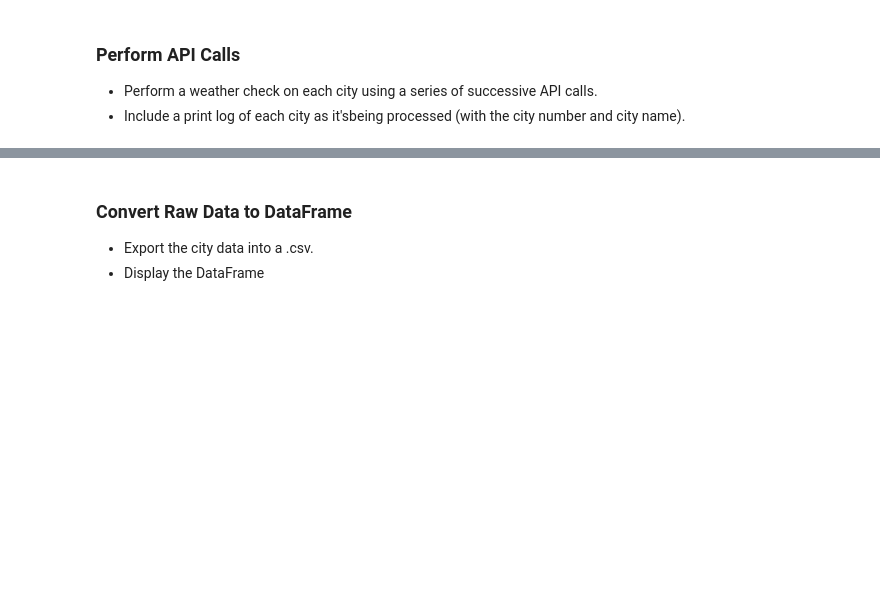
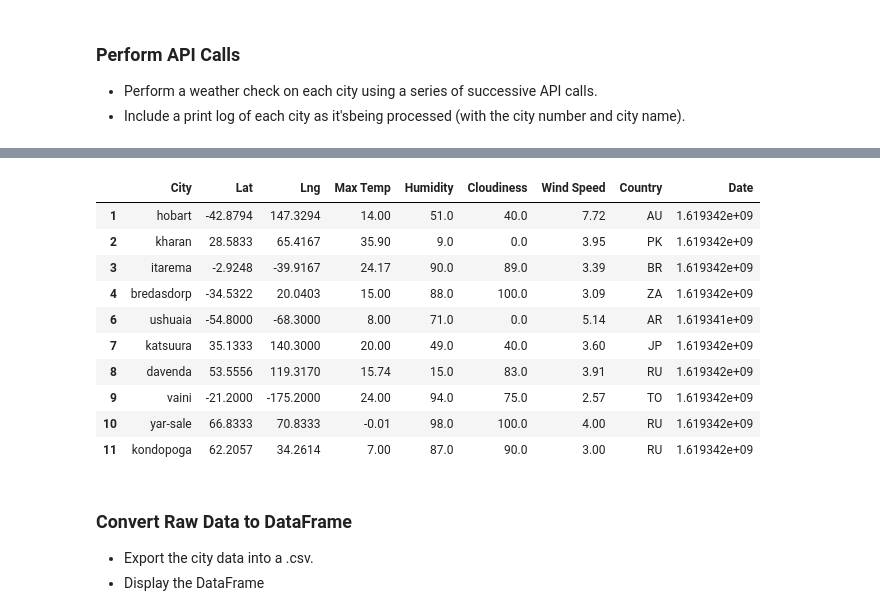
Before and after one commit to sSalvs/python-api-challenge, a Jupyter notebook: WeatherPy/SS_WeatherPy.ipynb, the cells around one changed output, grey strips where cells are left out. Cells and saved outputs as stored; diff of their text form; code cells hidden in the pictures; blank space fills up the shorter version.

```diff
--- a/WeatherPy/SS_WeatherPy.ipynb
+++ b/WeatherPy/SS_WeatherPy.ipynb
@@ -33,8 +33,8 @@ lat_lngs = []
 cities = []
 
 # Create a set of random lat and lng combinations
-lat = np.random.uniform(lat_range[0], lat_range[1], size=50)
-lng = np.random.uniform(lng_range[0], lng_range[1], size=50)
+lat = np.random.uniform(lat_range[0], lat_range[1], size=1400)
+lng = np.random.uniform(lng_range[0], lng_range[1], size=1400)
 lat_lngs = zip(lat, lng)
 
 # Identify nearest city for each lat, lng combination
@@ -142,3 +168,25 @@ cities_df
+# %%
+#Drop empty values
+
+nan_value = float('NaN')
+
+cities_df.replace("", nan_value, inplace=True)
+
+city_list_df = cities_df.dropna(axis=0, how='any', inplace=False)
+
+city_list_df.head(10)
+# %% [output]
+|  | City | Lat | Lng | Max Temp | Humidity | Cloudiness | Wind Speed | Country | Date |
+| 1 | hobart | -42.8794 | 147.3294 | 14.00 | 51.0 | 40.0 | 7.72 | AU | 1.619342e+09 |
+| 2 | kharan | 28.5833 | 65.4167 | 35.90 | 9.0 | 0.0 | 3.95 | PK | 1.619342e+09 |
+| 3 | itarema | -2.9248 | -39.9167 | 24.17 | 90.0 | 89.0 | 3.39 | BR | 1.619342e+09 |
+| 4 | bredasdorp | -34.5322 | 20.0403 | 15.00 | 88.0 | 100.0 | 3.09 | ZA | 1.619342e+09 |
+| 6 | ushuaia | -54.8000 | -68.3000 | 8.00 | 71.0 | 0.0 | 5.14 | AR | 1.619341e+09 |
+| 7 | katsuura | 35.1333 | 140.3000 | 20.00 | 49.0 | 40.0 | 3.60 | JP | 1.619342e+09 |
+| 8 | davenda | 53.5556 | 119.3170 | 15.74 | 15.0 | 83.0 | 3.91 | RU | 1.619342e+09 |
+| 9 | vaini | -21.2000 | -175.2000 | 24.00 | 94.0 | 75.0 | 2.57 | TO | 1.619342e+09 |
+| 10 | yar-sale | 66.8333 | 70.8333 | -0.01 | 98.0 | 100.0 | 4.00 | RU | 1.619342e+09 |
+| 11 | kondopoga | 62.2057 | 34.2614 | 7.00 | 87.0 | 90.0 | 3.00 | RU | 1.619342e+09 |
 # %% [markdown]
 ### Convert Raw Data to DataFrame
 * Export the city data into a .csv.
```
Also changed, not shown: parts of 8 cells of this notebook, 3 other files.
